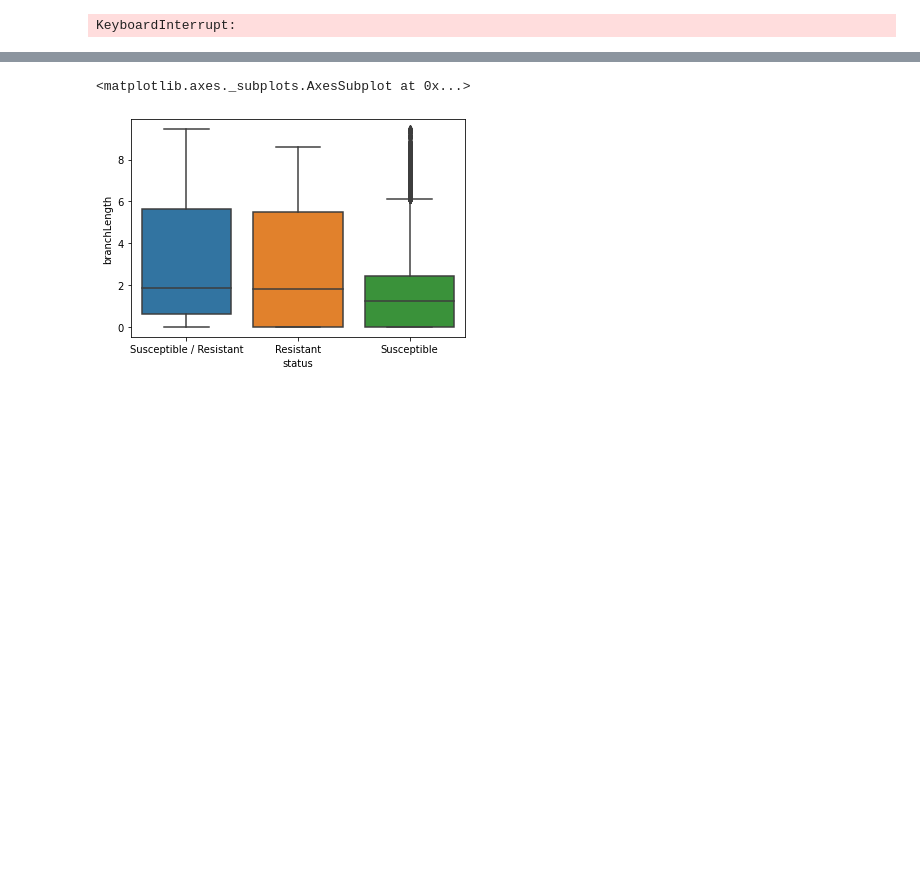
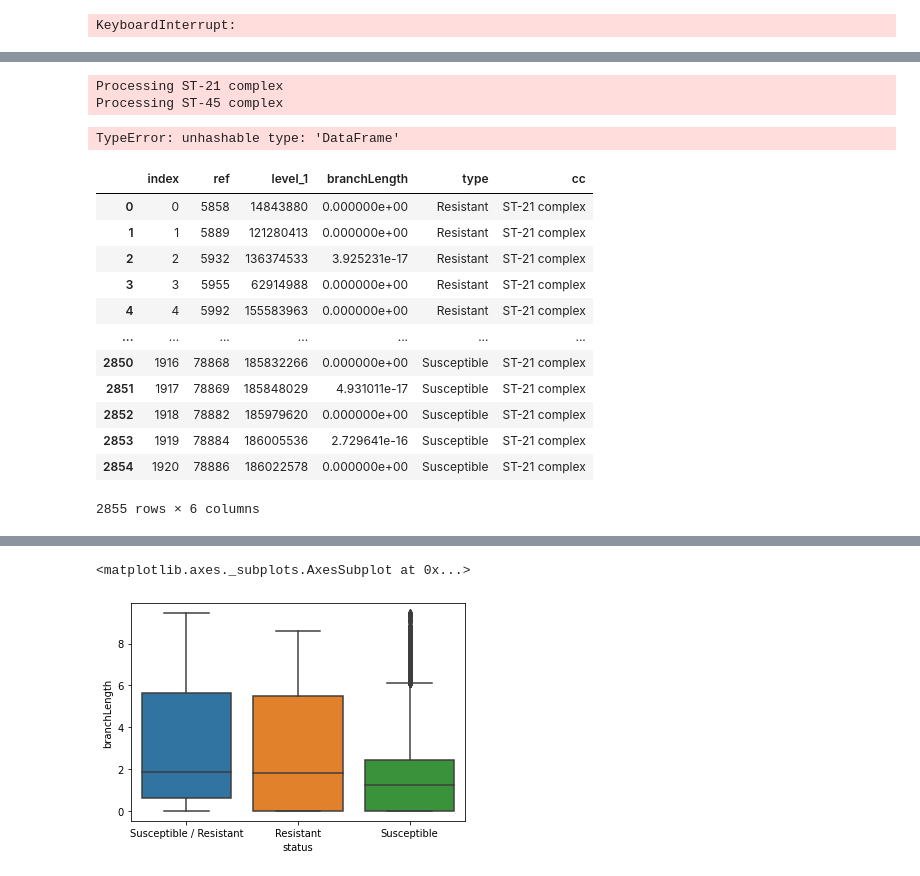
Before and after one commit to bgrdessislava/Campyjejuni_gyrA, a Jupyter notebook: Non_r/Metadata_Treedistance_Merging.ipynb, the cells around one changed output, grey strips where cells are left out. Saved outputs shown, nothing was run; the diff lists cells and outputs as text; code cells hidden in the pictures; blank space fills up the shorter version.

```diff
--- a/Non_r/Metadata_Treedistance_Merging.ipynb
+++ b/Non_r/Metadata_Treedistance_Merging.ipynb
@@ -66,0 +83,43 @@ KeyboardInterrupt:
+# %%
+def resistanceLengths(x):
+    """ Get resistance of nearest neighbour """
+    l = x.loc[x['targetResistance'], 'branchLength'].sort_values().head(1)
+    return l
+
+def notResistanceLength(x):
+    """Get resistance of random neighbout """
+    l = x.loc[~x['targetResistance'], 'branchLength'].sort_values().head(1)
+    return l
+# %%
+allCC = matrix['ID1cc'].unique()
+allData = []
+for cc in allCC:
+    print(f'Processing {cc}', file=sys.stderr)
+    # Filter by CC
+    cols = ['ID1', 'ID2', 'branchLength', 'ID1resistance', 'ID2resistance']
+    sub = matrix.loc[
+        (matrix['ID1cc'] == cc) & (matrix['sameCC']), cols
+    ]
+
+    id1 = sub[['ID1', 'ID2', 'branchLength', 'ID2resistance', 'ID1resistance']].copy()
+    id1.columns = ['ref', 'target', 'branchLength', 'targetResistance', 'refResistance']
+    id2 = sub[['ID2', 'ID1', 'branchLength', 'ID1resistance', 'ID2resistance']].copy()
+    id2.columns = ['ref', 'target', 'branchLength', 'targetResistance', 'refResistance']
+    sub2 = pd.concat([id1, id2])
+
+    # How far to to travel to meet your nearest resistant neighbout
+    resistanceLengths = sub2.loc[sub2['refResistance']].groupby('ref').apply(resistanceLengths).reset_index()
+    resistanceLengths['type'] = 'Resistant'
+
+    susceptibleLengths = sub2.loc[~sub2['refResistance']].groupby('ref').apply(notResistanceLength).reset_index()
+    susceptibleLengths['type'] = 'Susceptible'
+
+    merged = pd.concat([resistanceLengths, susceptibleLengths]).reset_index()
+    merged['cc'] = cc
+
+    allData.append(merged)
+allData = pd.concat(allData).reset_index(drop=True)
+# %% [output]
+Processing ST-21 complex
+Processing ST-45 complex
+TypeError: unhashable type: 'DataFrame'
@@ -66,0 +128,16 @@ KeyboardInterrupt:
+# %%
+merged
+# %% [output]
+|  | index | ref | level_1 | branchLength | type | cc |
+| 0 | 0 | 5858 | 14843880 | 0.000000e+00 | Resistant | ST-21 complex |
+| 1 | 1 | 5889 | 121280413 | 0.000000e+00 | Resistant | ST-21 complex |
+| 2 | 2 | 5932 | 136374533 | 3.925231e-17 | Resistant | ST-21 complex |
+| 3 | 3 | 5955 | 62914988 | 0.000000e+00 | Resistant | ST-21 complex |
+| 4 | 4 | 5992 | 155583963 | 0.000000e+00 | Resistant | ST-21 complex |
+| ... | ... | ... | ... | ... | ... | ... |
+| 2850 | 1916 | 78868 | 185832266 | 0.000000e+00 | Susceptible | ST-21 complex |
+| 2851 | 1917 | 78869 | 185848029 | 4.931011e-17 | Susceptible | ST-21 complex |
+| 2852 | 1918 | 78882 | 185979620 | 0.000000e+00 | Susceptible | ST-21 complex |
+| 2853 | 1919 | 78884 | 186005536 | 2.729641e-16 | Susceptible | ST-21 complex |
+| 2854 | 1920 | 78886 | 186022578 | 0.000000e+00 | Susceptible | ST-21 complex |
+2855 rows × 6 columns
```
Also changed, not shown: parts of 12 cells of this notebook, 2 other files.
